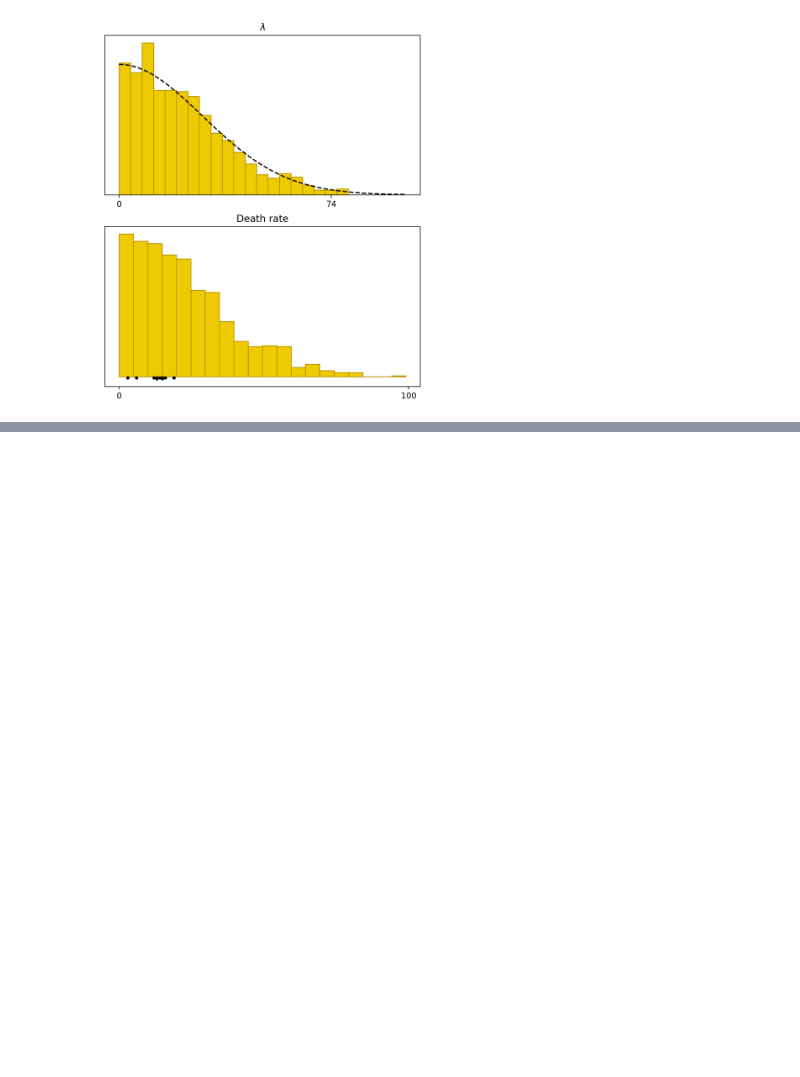
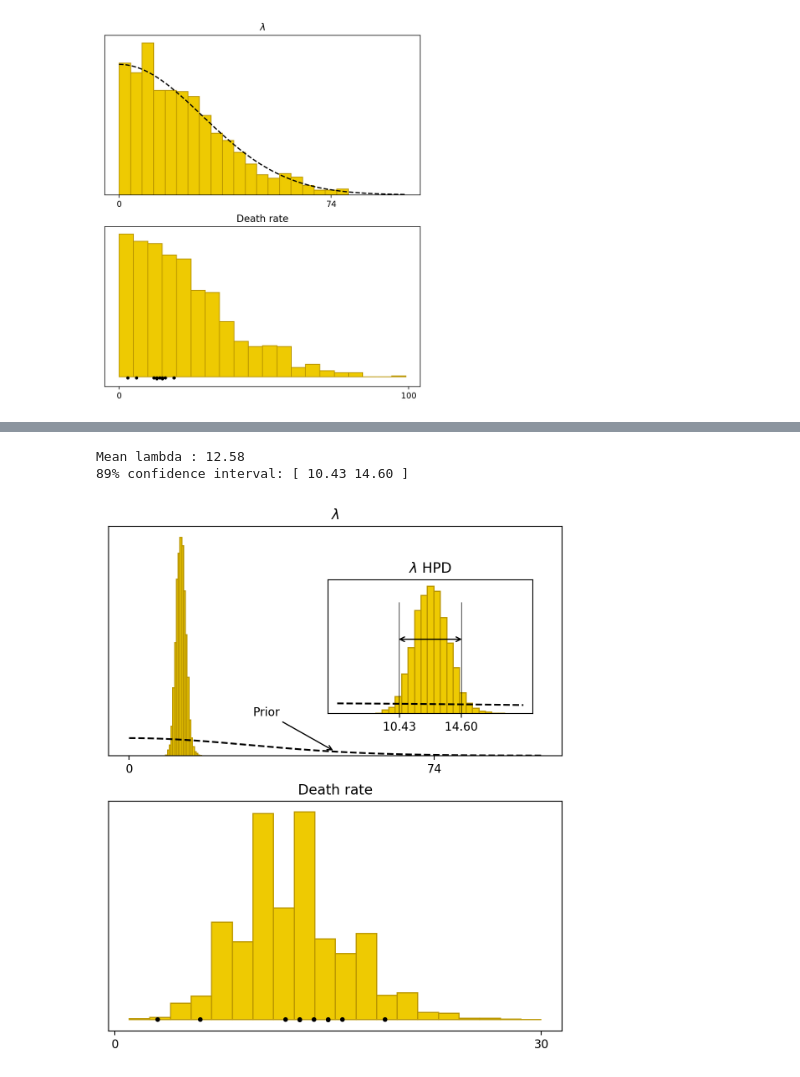
Before and after one commit to ArturBa/data_analytics, a Jupyter notebook: lab_4/data_analysis.ipynb, the cells around one changed output, grey strips where cells are left out. Saved outputs shown, nothing was run; the diff lists cells and outputs as text; code cells hidden in the pictures; blank space fills up the shorter version.

```diff
--- a/lab_4/data_analysis.ipynb
+++ b/lab_4/data_analysis.ipynb
@@ -139,7 +139,7 @@ dr_cnt=[]
 for k in airline_data['Death rate']:
     k*=100
     dr_cnt.append(-(1.+dr.count(k)))
-    dr.append(k)
+    dr.append(int(k))
 dr_cnt=np.array(dr_cnt)
 # %%
 params = sim_uf.extract()
@@ -168,0 +195,2 @@ plt.show()
+# %%
+airline_deathrate_fit = stan_utility.compile_model('stan_model/airline_deathrate_hn_fit.stan')
@@ -168,0 +199,58 @@ plt.show()
+# %%
+data = dict(M = len(dr),
+            y = dr,
+            sigma = int(sigma))
+fit = airline_deathrate_fit.sampling(data=data, seed=8052020)
+
+params=fit.extract()
+lam=params['lambda']
+y_sim=params['y_sim']
+# %%
+mean_lam = np.mean(lam)
+cinf_lam = az.hpd(lam,0.89)
+
+hpd_width=cinf_lam[1]-cinf_lam[0]
+# %%
+print('Mean lambda : {:4.2f}'.format(mean_lam))
+print('89% confidence interval: [',*['{:4.2f}'.format(k) for k in cinf_lam],']')
+# %% [output]
+Mean lambda : 12.58
+89% confidence interval: [ 10.43 14.60 ]
+# %%
+fig, axes = plt.subplots(2, 1,figsize=(7, 8))
+ax1=axes[0]
+ax1.hist(lam,bins=20,color=dark,edgecolor=dark_highlight,density=True)
+x=np.linspace(0,100,1000)
+#ax1.plot(x,2*stats.t.pdf(x,5,0,10),color='black',linestyle='--')
+
+ax1.plot(x,2*stats.norm.pdf(x,0,sigma),color='black',linestyle='--')
+arr_y_loc = 2*stats.norm.pdf(50,0,sigma)
+ax1.annotate('Prior',xy=(50,arr_y_loc),xytext=(30,10*arr_y_loc),arrowprops={'arrowstyle':'->'})
+ax1.set_xticks([0,lam_ub[0]])
+
+ax1.set_yticks([])
+ax1.set_title(r'$\lambda$')
+
+ax_sm=plt.axes([0.5,0.6,0.35,0.2])
+x_sm=np.linspace(cinf_lam[0]-hpd_width,cinf_lam[1]+hpd_width,200)
+ax_sm.hist(lam,bins=20,color=dark,edgecolor=dark_highlight,density=True)
+ax_sm.plot(x_sm,2*stats.norm.pdf(x_sm,0,sigma),color='black',linestyle='--')
+ax_sm.annotate(s='', xy=(cinf_lam[0]-.2,0.2), xytext=(cinf_lam[1]+.2,0.2), arrowprops=dict(arrowstyle='<->'))
+ax_sm.plot([cinf_lam[0],cinf_lam[0]],[0,0.3],color='black',linestyle='-',linewidth=0.5)
+ax_sm.plot([cinf_lam[1],cinf_lam[1]],[0,0.3],color='black',linestyle='-',linewidth=0.5)
+
+ax_sm.set_xticks(np.round([cinf_lam[0],cinf_lam[1]],2))
+ax_sm.set_yticks([])
+ax_sm.set_title(r'$\lambda$ HPD')
+
+
+ax2=axes[1]
+ax2.hist(y_sim.flatten(),color=dark,edgecolor=dark_highlight,density=True,bins=20,zorder=1)
+ax2.scatter(dr, 0.0002*dr_cnt, color='black', marker='.', zorder=2)
+ax2.set_xticks([0,np.max(y_sim)])
+ax2.set_yticks([])
+
+ax2.set_title('Death rate')
+plt.show()
+# %% [output]
+[figure, added]
```
Also changed, not shown: parts of 34 cells of this notebook, 4 other files.
